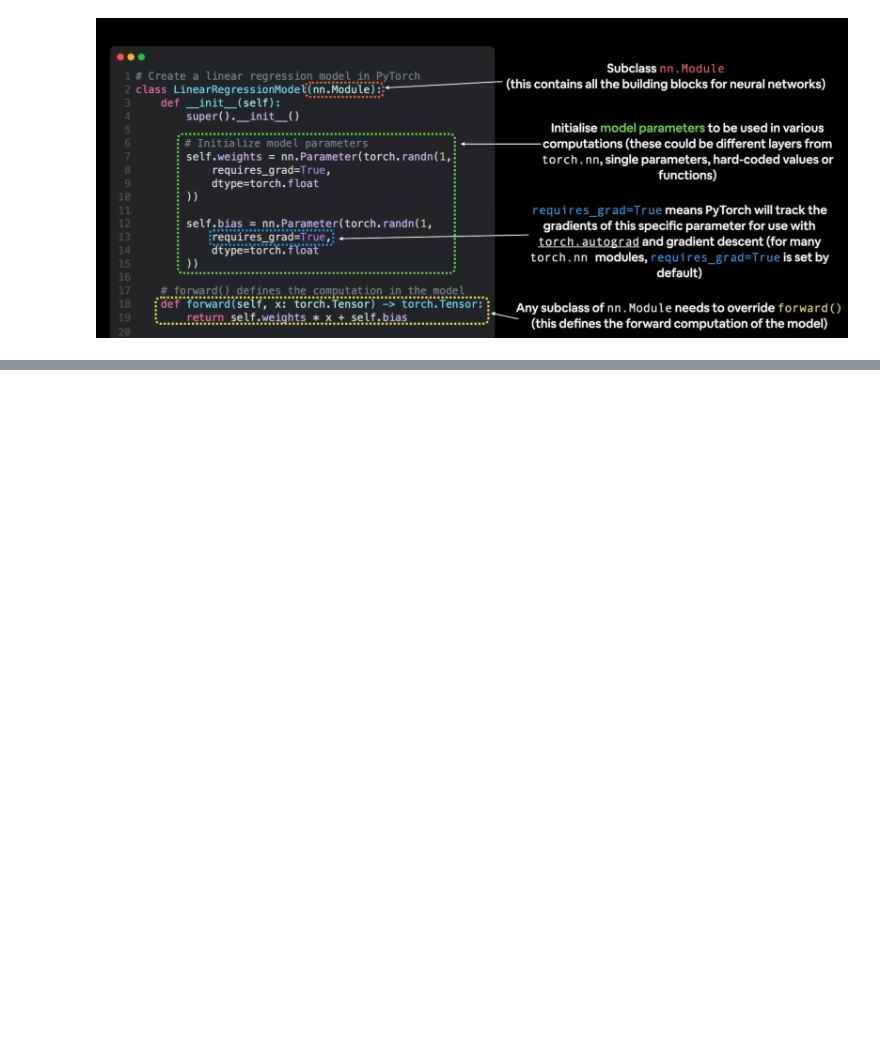
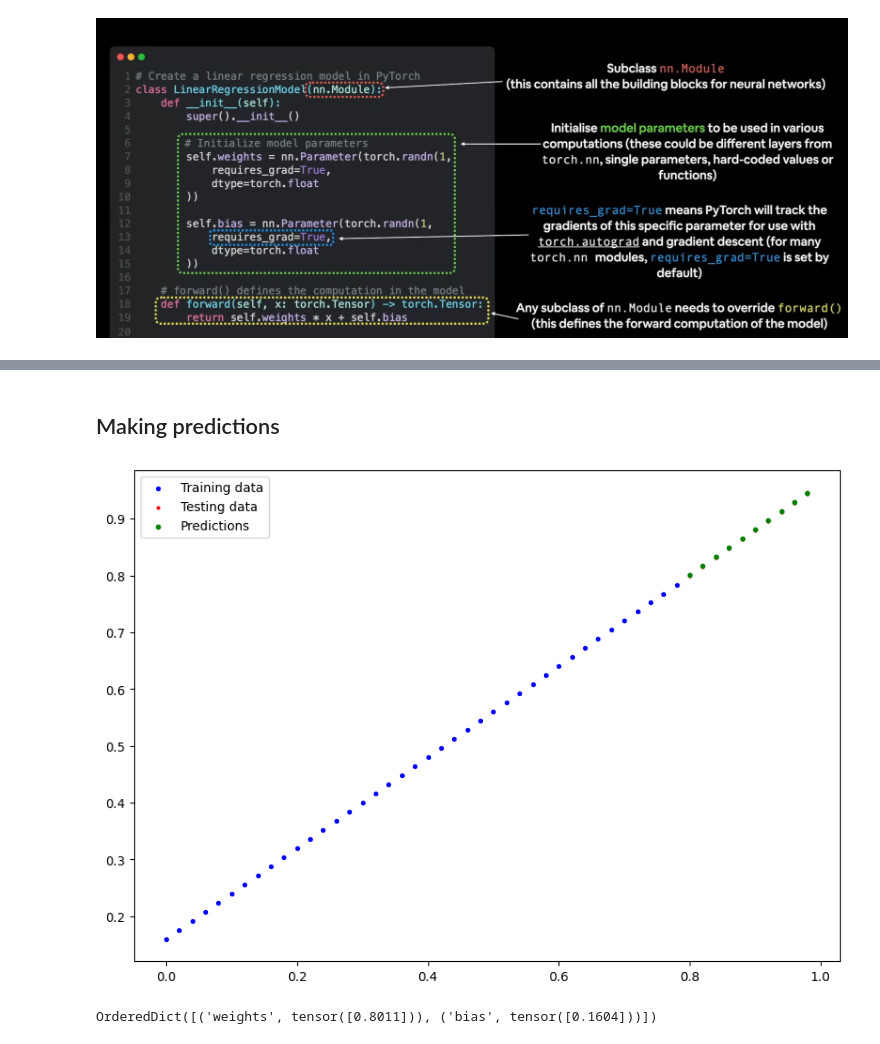
Before and after one commit to YashChaudhary16/PyTorch, a Jupyter notebook: 01_PyTorch_Workflow.ipynb, the cells around one changed output, grey strips where cells are left out. Drawn from its saved outputs; the diff is of its cells as text; code cells hidden in the pictures; blank space fills up the shorter version.

```diff
--- a/01_PyTorch_Workflow.ipynb
+++ b/01_PyTorch_Workflow.ipynb
@@ -105,0 +156,7 @@ class LinearRegressionModel(nn.Module): # almost everything in PyTorch inherits
+# %%
+# Loss Function
+loss_fn_0 = nn.L1Loss()
+
+# Optimizer
+optimizer_0 = torch.optim.Adam(params=model_0.parameters(),
+                               lr = 0.01) # LR - Learning Rate is one of the most important parameter while training a model
@@ -105,0 +210,13 @@ class LinearRegressionModel(nn.Module): # almost everything in PyTorch inherits
+# %% [markdown]
+## Making predictions
+# %%
+with torch.inference_mode():
+  y_pred = model_0(X_test)
+# %%
+plot_predictions(predictions=y_pred)
+# %% [output]
+[figure, added]
+# %%
+model_0.state_dict()
+# %% [output]
+OrderedDict([('weights', tensor([0.8011])), ('bias', tensor([0.1604]))])
```
Also changed, not shown: parts of 31 cells of this notebook.
